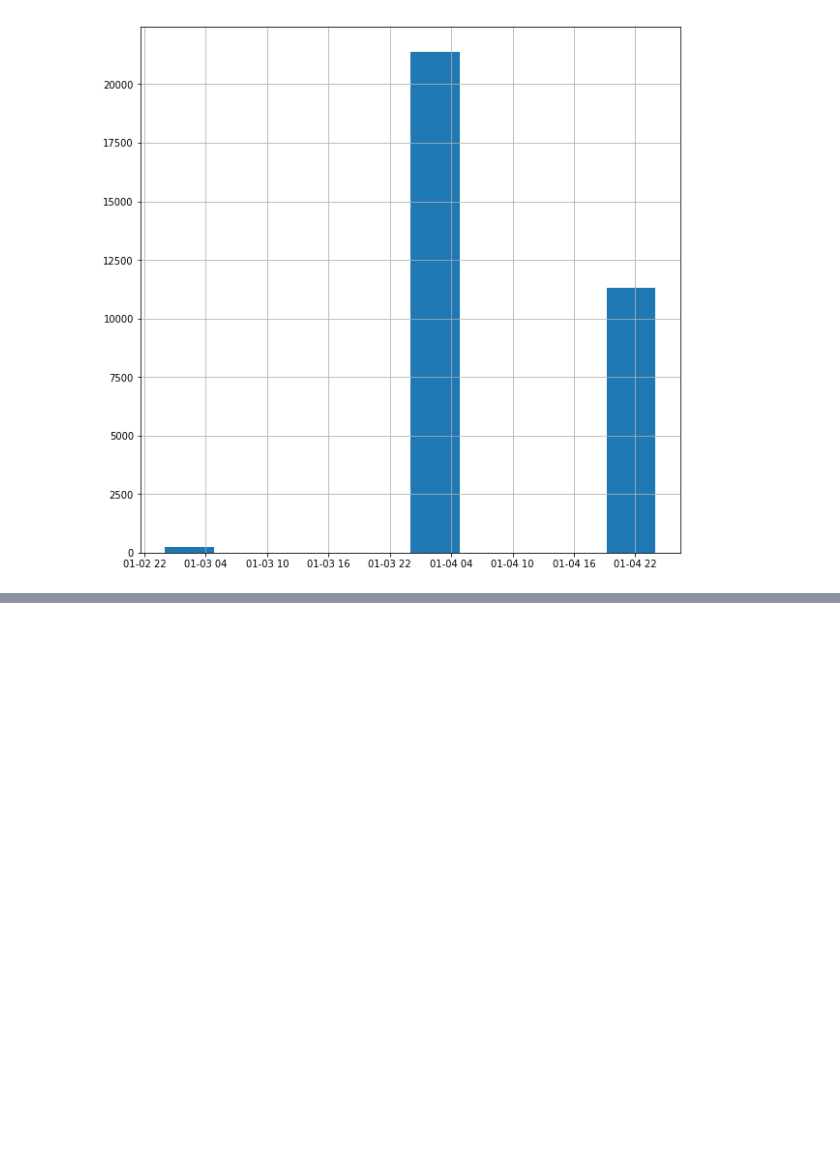
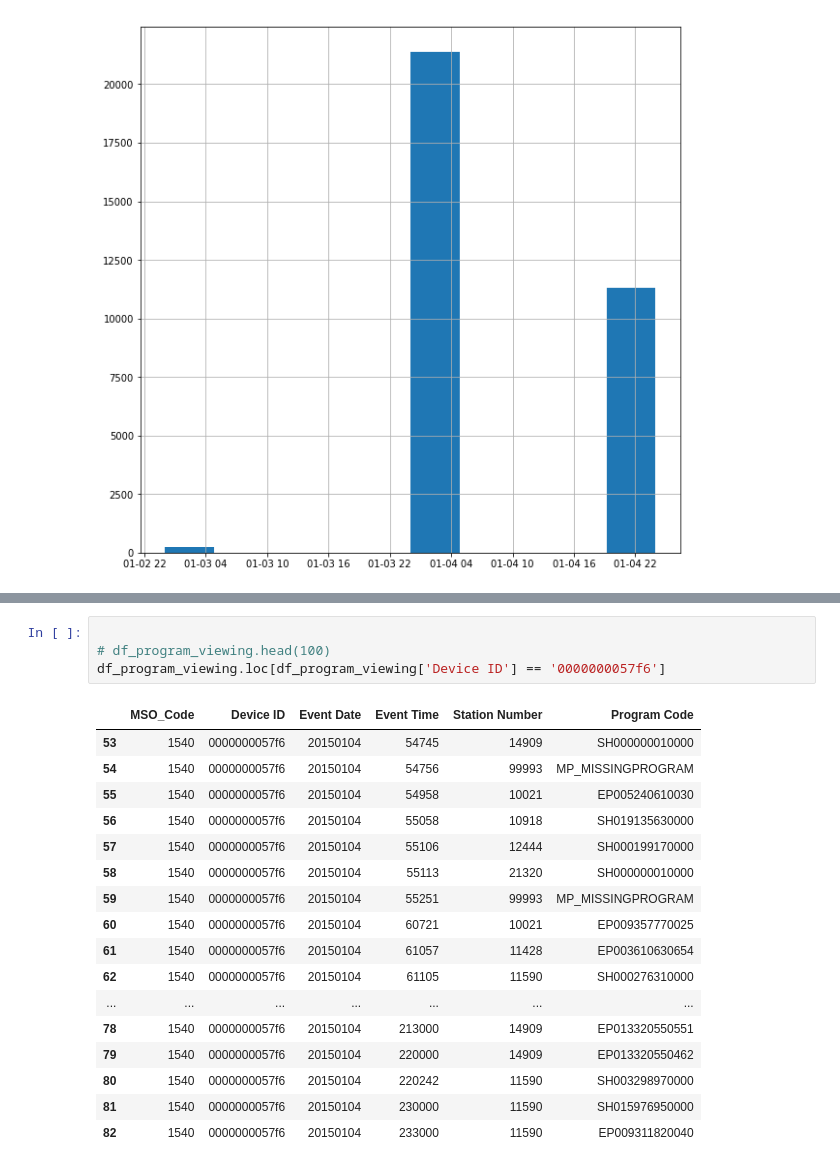
Before and after one commit to bareini/Genre-Prediction-with-Structured-Models, a Jupyter notebook: ml_project.ipynb, the cells around one changed output, grey strips where cells are left out. Cells and saved outputs as stored; diff of their text form; blank space fills up the shorter version.

```diff
--- a/ml_project.ipynb
+++ b/ml_project.ipynb
@@ -42 +59,23 @@ df_program_viewing.head(10)
+# %%
+
+# df_program_viewing.head(100)
+df_program_viewing.loc[df_program_viewing['Device ID'] == '0000000057f6']
+# %% [output]
+|  | MSO_Code | Device ID | Event Date | Event Time | Station Number | Program Code |
+| 53 | 1540 | 0000000057f6 | 20150104 | 54745 | 14909 | SH000000010000 |
+| 54 | 1540 | 0000000057f6 | 20150104 | 54756 | 99993 | MP_MISSINGPROGRAM |
+| 55 | 1540 | 0000000057f6 | 20150104 | 54958 | 10021 | EP005240610030 |
+| 56 | 1540 | 0000000057f6 | 20150104 | 55058 | 10918 | SH019135630000 |
+| 57 | 1540 | 0000000057f6 | 20150104 | 55106 | 12444 | SH000199170000 |
+| 58 | 1540 | 0000000057f6 | 20150104 | 55113 | 21320 | SH000000010000 |
+| 59 | 1540 | 0000000057f6 | 20150104 | 55251 | 99993 | MP_MISSINGPROGRAM |
+| 60 | 1540 | 0000000057f6 | 20150104 | 60721 | 10021 | EP009357770025 |
+| 61 | 1540 | 0000000057f6 | 20150104 | 61057 | 11428 | EP003610630654 |
+| 62 | 1540 | 0000000057f6 | 20150104 | 61105 | 11590 | SH000276310000 |
+| ... | ... | ... | ... | ... | ... | ... |
+| 78 | 1540 | 0000000057f6 | 20150104 | 213000 | 14909 | EP013320550551 |
+| 79 | 1540 | 0000000057f6 | 20150104 | 220000 | 14909 | EP013320550462 |
+| 80 | 1540 | 0000000057f6 | 20150104 | 220242 | 11590 | SH003298970000 |
+| 81 | 1540 | 0000000057f6 | 20150104 | 230000 | 11590 | SH015976950000 |
+| 82 | 1540 | 0000000057f6 | 20150104 | 233000 | 11590 | EP009311820040 |
 # %%
```
Also changed, not shown: parts of 4 cells of this notebook, 11 other files.
